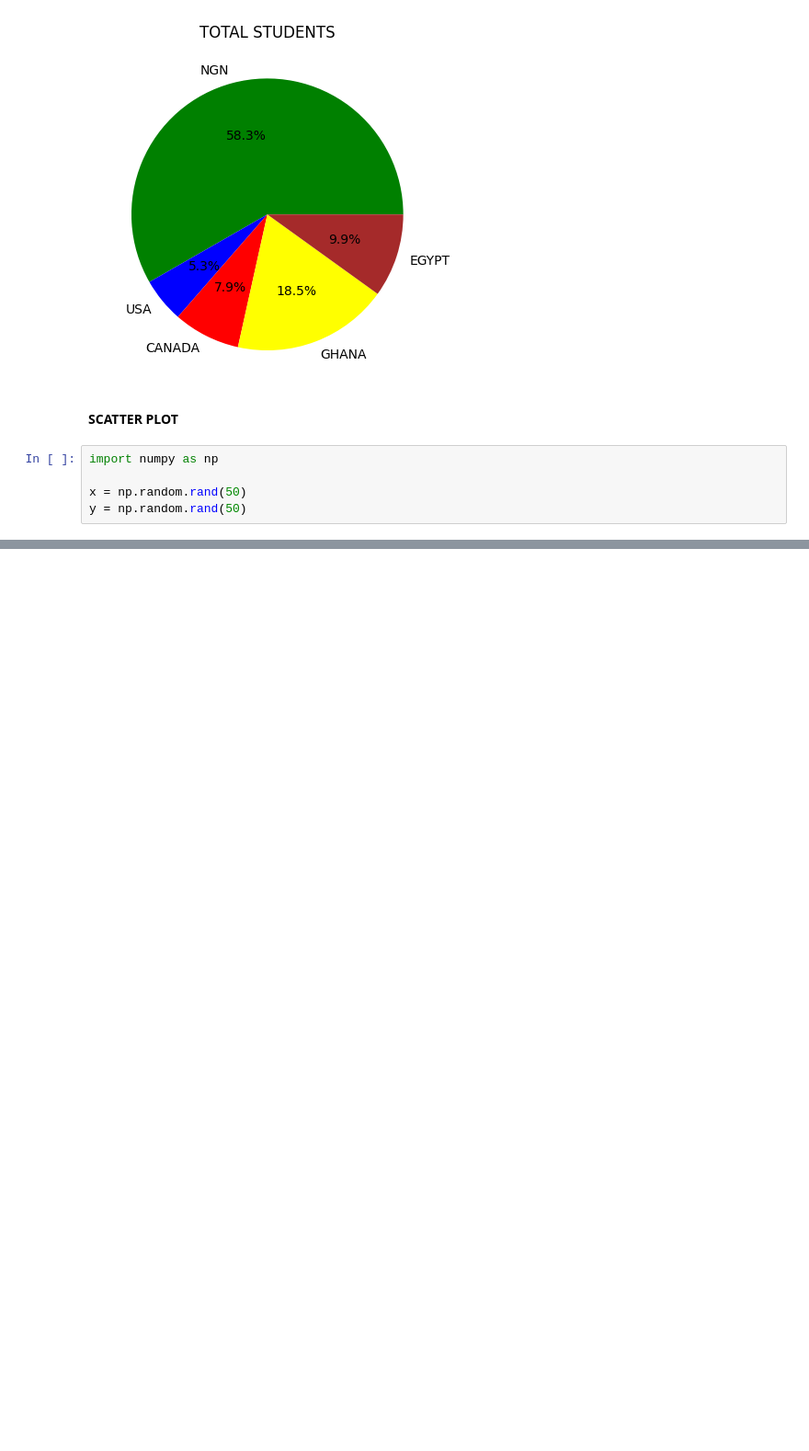
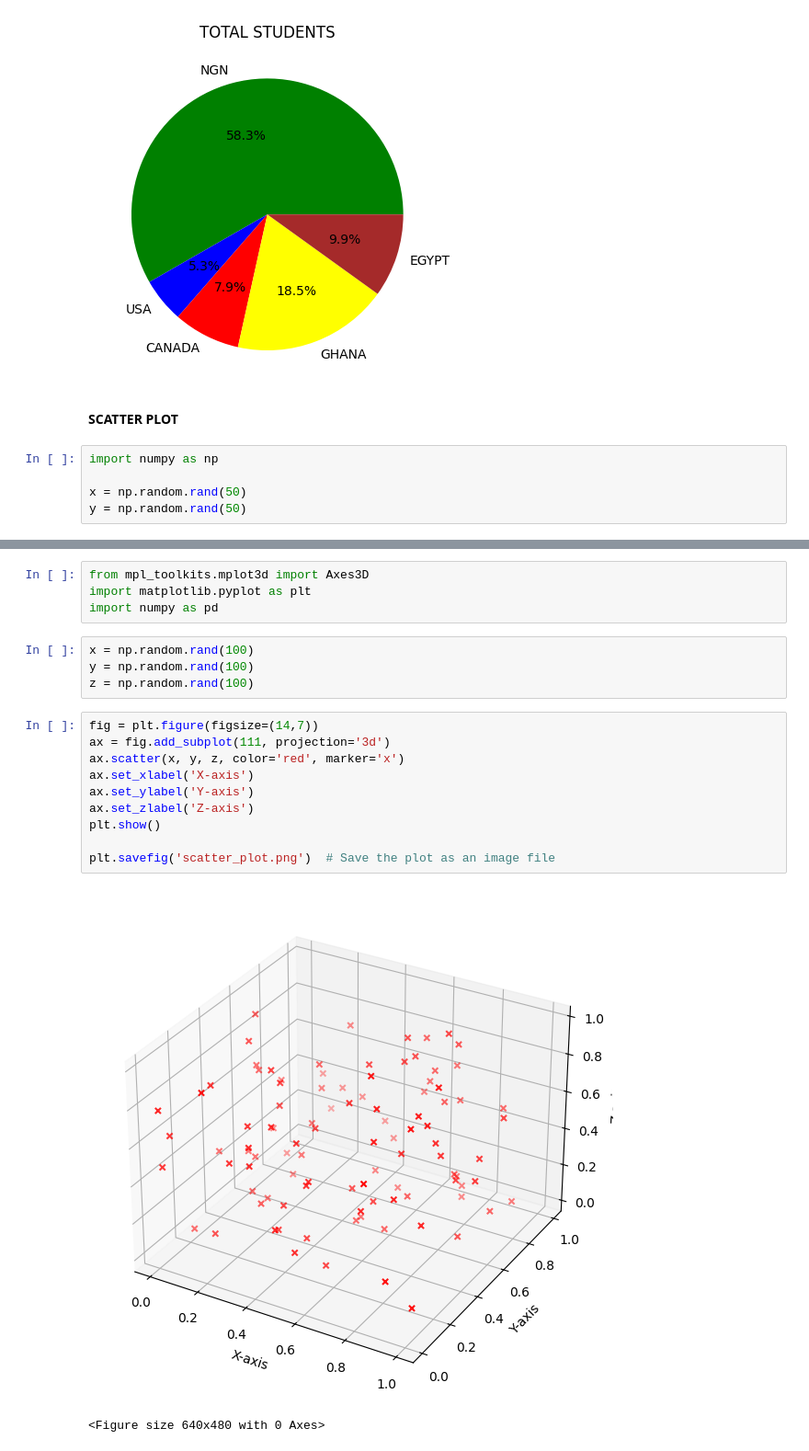
Before and after one commit to KoreDare/Python_Bootcamp, a Jupyter notebook: Python_Basics.ipynb, the cells around one changed output, grey strips where cells are left out. Shown at 92% size. Saved outputs shown, nothing was run; the diff lists cells and outputs as text; blank space fills up the shorter version.

```diff
--- a/Python_Basics.ipynb
+++ b/Python_Basics.ipynb
@@ -1029,0 +1109,21 @@ plt.show()
+# %%
+from mpl_toolkits.mplot3d import Axes3D
+import matplotlib.pyplot as plt
+import numpy as pd
+# %%
+x = np.random.rand(100)
+y = np.random.rand(100)
+z = np.random.rand(100)
+# %%
+fig = plt.figure(figsize=(14,7))
+ax = fig.add_subplot(111, projection='3d')
+ax.scatter(x, y, z, color='red', marker='x')
+ax.set_xlabel('X-axis')
+ax.set_ylabel('Y-axis')
+ax.set_zlabel('Z-axis')
+plt.show()
+
+plt.savefig('scatter_plot.png')  # Save the plot as an image file
+# %% [output]
+[figure, added]
+<Figure size 640x480 with 0 Axes>
```
Also changed, not shown: parts of 8 cells of this notebook.
